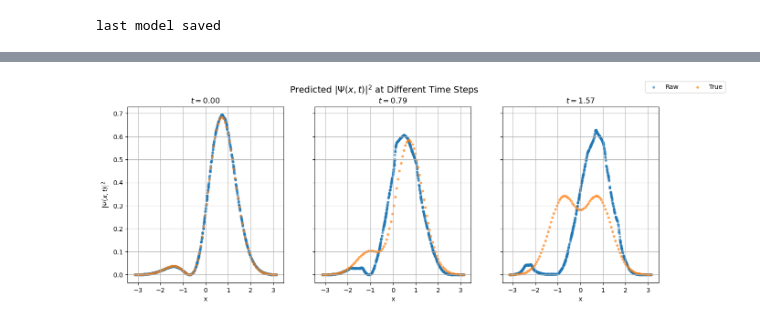
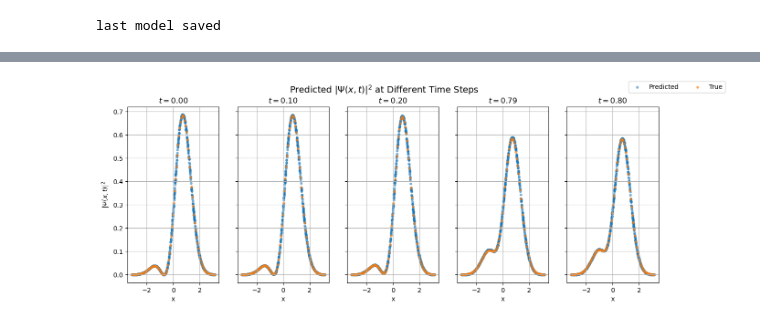
Before and after one commit to mrdchua/PINN-TDSE, a Jupyter notebook: TDSE-PHYS299/pinn-tdse-w1-s1.ipynb, the cells around one changed output, grey strips where cells are left out. Saved outputs shown, nothing was run; the diff lists cells and outputs as text; code cells hidden in the pictures.

```diff
--- a/TDSE-PHYS299/pinn-tdse-w1-s1.ipynb
+++ b/TDSE-PHYS299/pinn-tdse-w1-s1.ipynb
@@ -55,7 +55,8 @@ t_fs = scale_inputs(t_f, t_min, t_max)  # scaled
 # boundary points
 x_b = tf.concat([tf.ones((N_b//2, 1), dtype=DTYPE) * x_min,
                  tf.ones((N_b//2, 1), dtype=DTYPE) * x_max], axis=0)
-t_b = tf.linspace(t_min, t_max, N_b)[:, None]
+t_b = tf.linspace(t_min, t_max, N_b//2)[:, None]
+t_b = tf.tile(t_b, [2, 1])
 x_bs = scale_inputs(x_b, x_min, x_max)  # scaled
 t_bs = scale_inputs(t_b, t_min, t_max)  # scaled
 
@@ -203,7 +269,7 @@ def loss_fn(model, interior, boundary, initial, norm_grid):
 
     norm_penalty = norm_loss(model, x_grid, N_t)
 
-    return loss_f + 100.0*loss_b + 100.0*loss_i + 100.0*norm_penalty, (loss_f, 100.0*loss_b, 100.0*loss_i, 100.0*norm_penalty)
+    return loss_f + loss_b + loss_i + norm_penalty, (loss_f, loss_b, loss_i, norm_penalty)
 # %%
 # Define the Optimizer
 # Learning rate schedule with exponential decay
@@ -264,7 +330,7 @@ best_model_path = "best_model_w1_s1.keras"
 # Training Loop until loss < loss_threshold
 epoch = 0
 while True:
-    loss, (lf, lb, li, ln) = train_step(pinn, x_f, t_f, x_bs, t_bs, x_is, t_is, psi_i, x_ns, 3)
+    loss, (lf, lb, li, ln) = train_step(pinn, x_f, t_f, x_bs, t_bs, x_is, t_is, psi_i, x_ns, 10)
 
     train_loss_results["total"].append(loss.numpy())
     train_loss_results["pde"].append(lf.numpy())
@@ -462,7 +535,7 @@ DTYPE = tf.float64
 w_choice = tf.constant(1.0, dtype=DTYPE)
 pi = tf.constant(np.pi, dtype=DTYPE)
 x_min, x_max = -pi, pi
-t_min, t_max = tf.constant(0.0, dtype=DTYPE), pi/2.0
+t_min, t_max = tf.constant(0.0, dtype=DTYPE), pi/4.0
 
 # scale inputs
 @tf.function
@@ -695,39 +768,39 @@ def U_1(x, t):
 
 # Define time steps
 # t_test = [0, np.pi/2.0, np.pi, 2.0*np.pi]
-t_test = [0, np.pi/4.0, np.pi/2.0]
+t_test = [0, np.pi/32, np.pi/16, np.pi/4.0, np.pi/4.0+0.01]
 
 # Create subplots
 fig, axs = plt.subplots(1, len(t_test), figsize=(15, 5), sharey=True)
 
 for i, t_val in enumerate(t_test):
     t_in = tf.ones_like(x_is) * t_val
     t_ins = scale_inputs(t_in, t_min, t_max)
     X = tf.concat([x_is, t_ins], axis=1)
     uv = loaded_model(X)
     u, v = uv[:, 0:1], uv[:, 1:2]
     # psi_Re, psi_Im = normalization(x_min, x_max, N_b, u, v)
     # density = psi_Re**2 + psi_Im**2
 
     t_true = np.ones_like(x_true) * t_val
     psi_true = (1.0 / np.sqrt(2.0)) * (U_0(x_true, t_true) + U_1(x_true, t_true))
     density_true = np.abs(psi_true)**2
 
     ax = axs[i]
     # ax.scatter(x_i, density, s=10, label="Normalized", alpha=0.7)
-    ax.scatter(x_i, u**2 + v**2, s=10, label="Raw", alpha=0.5)
+    ax.scatter(x_i, u**2 + v**2, s=10, label="Predicted", alpha=0.5)
     ax.scatter(x_true, density_true, s=10, label="True", alpha=0.6)
     ax.set_title(f"$t = {t_val:.2f}$")
     ax.set_xlabel("x")
     if i == 0:
         ax.set_ylabel(r"$|\Psi(x,t)|^2$")
     ax.grid(True)
 
 # Add a single legend and adjust layout
 handles, labels = axs[0].get_legend_handles_labels()
 fig.legend(handles, labels, loc='upper right', ncol=2)
 fig.suptitle("Predicted $|\Psi(x,t)|^2$ at Different Time Steps", fontsize=14)
 # plt.tight_layout(rect=[0, 0, 1, 0.9])
 plt.show()
 # %% [output]
-[figure, old version]
+[figure, new version]
```
Also changed, not shown: parts of 4 cells of this notebook.
